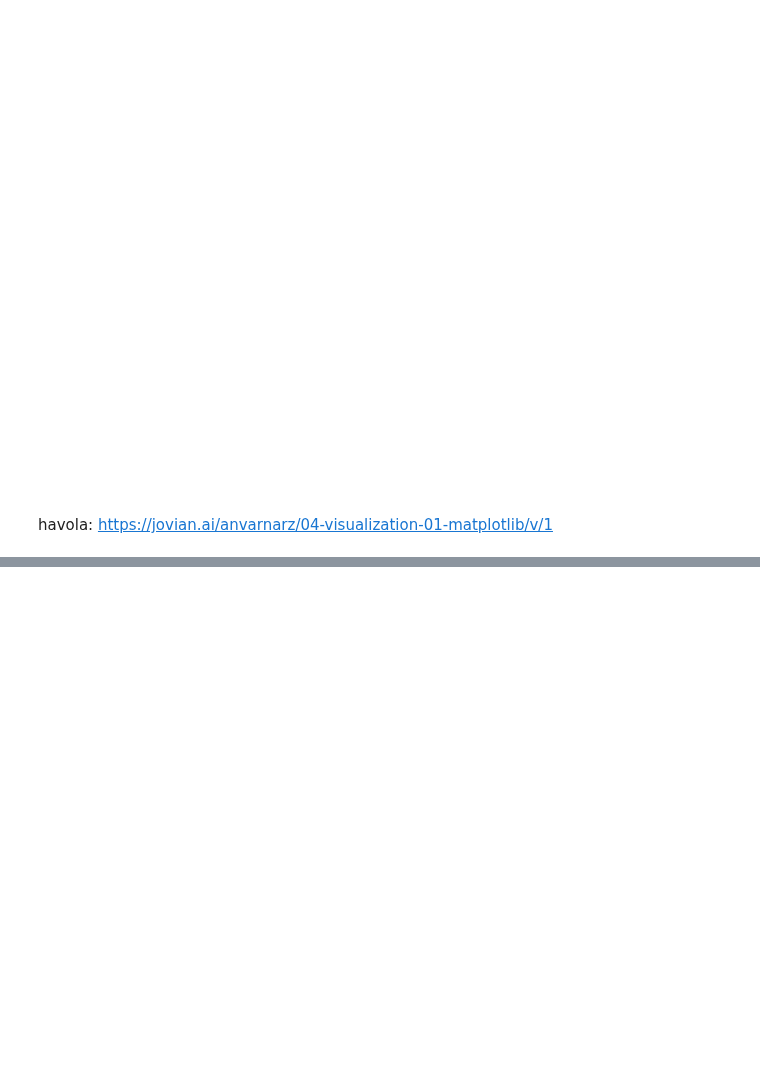
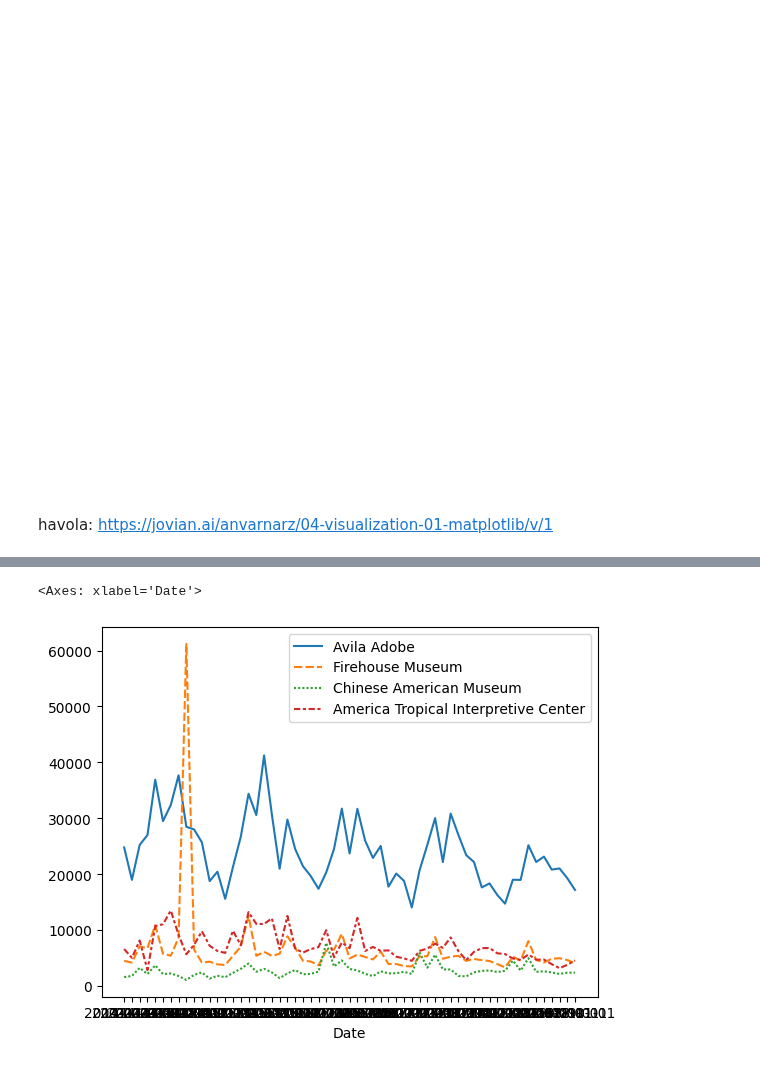
Before and after one commit to ulubeykhuja/mohir_dev_lessons, a Jupyter notebook: visual.ipynb, the cells around one changed output, grey strips where cells are left out. Drawn from its saved outputs; the diff is of its cells as text; code cells hidden in the pictures; blank space fills up the shorter version.

```diff
--- a/visual.ipynb
+++ b/visual.ipynb
@@ -63,0 +72,3 @@ havola: https://jovian.ai/anvarnarz/04-visualization-01-matplotlib/v/1
+# %%
+df = pd.read_csv('https://raw.githubusercontent.com/anvarnarz/praktikum_datasets/refs/heads/main/museum_visitors.csv', index_col=0)
+df.head()
@@ -63,0 +83,5 @@ havola: https://jovian.ai/anvarnarz/04-visualization-01-matplotlib/v/1
+# %%
+sns.lineplot(data=df)
+# %% [output]
+<Axes: xlabel='Date'>
+[figure, added]
```
Also changed, not shown: parts of 6 cells of this notebook.
